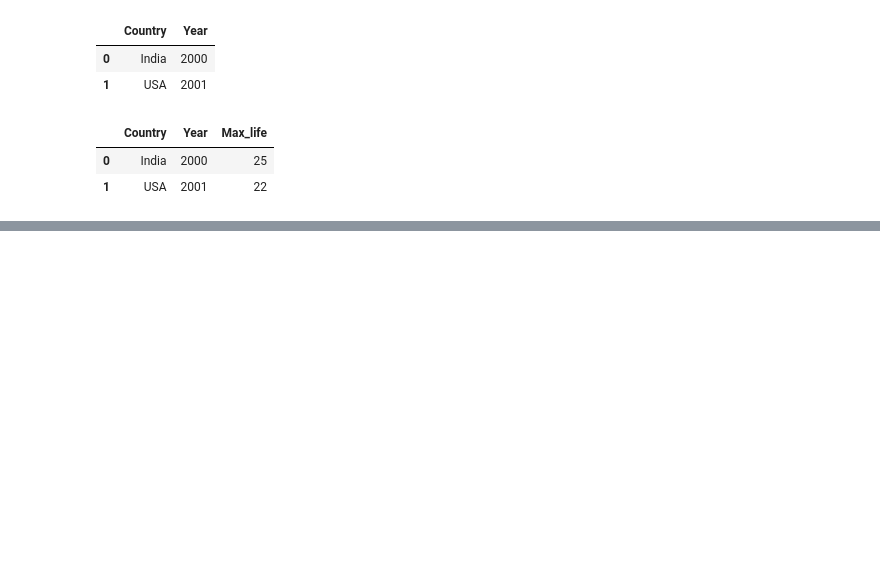
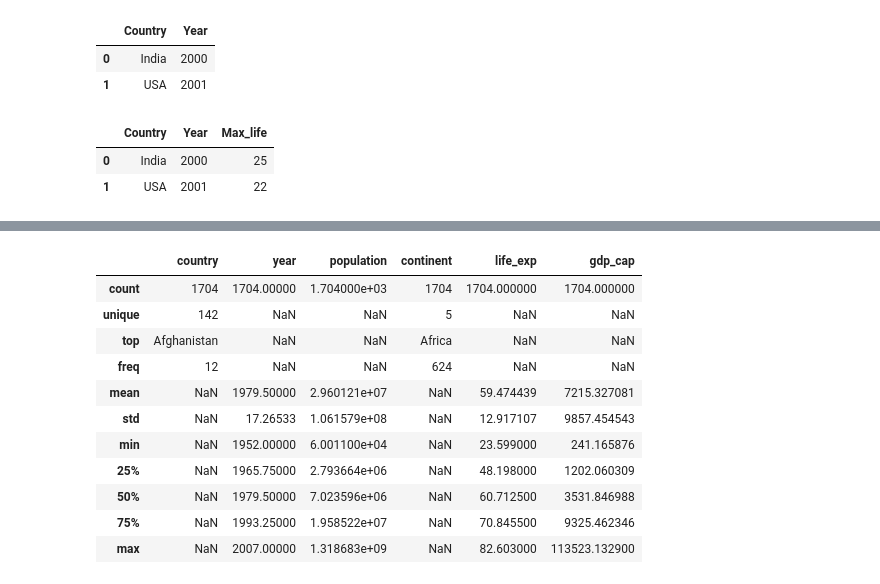
Before and after one commit to jeeet0700/Python_Advance, a Jupyter notebook: Pandas_1.ipynb, the cells around one changed output, grey strips where cells are left out. Drawn from its saved outputs; the diff is of its cells as text; code cells hidden in the pictures; blank space fills up the shorter version.

```diff
--- a/Pandas_1.ipynb
+++ b/Pandas_1.ipynb
@@ -149,0 +236,15 @@ pd.DataFrame({"Country":["India","USA"],
+# %%
+df.describe(include="all")
+# %% [output]
+|  | country | year | population | continent | life_exp | gdp_cap |
+| count | 1704 | 1704.00000 | 1.704000e+03 | 1704 | 1704.000000 | 1704.000000 |
+| unique | 142 | NaN | NaN | 5 | NaN | NaN |
+| top | Afghanistan | NaN | NaN | Africa | NaN | NaN |
+| freq | 12 | NaN | NaN | 624 | NaN | NaN |
+| mean | NaN | 1979.50000 | 2.960121e+07 | NaN | 59.474439 | 7215.327081 |
+| std | NaN | 17.26533 | 1.061579e+08 | NaN | 12.917107 | 9857.454543 |
+| min | NaN | 1952.00000 | 6.001100e+04 | NaN | 23.599000 | 241.165876 |
+| 25% | NaN | 1965.75000 | 2.793664e+06 | NaN | 48.198000 | 1202.060309 |
+| 50% | NaN | 1979.50000 | 7.023596e+06 | NaN | 60.712500 | 3531.846988 |
+| 75% | NaN | 1993.25000 | 1.958522e+07 | NaN | 70.845500 | 9325.462346 |
+| max | NaN | 2007.00000 | 1.318683e+09 | NaN | 82.603000 | 113523.132900 |
```
Also changed, not shown: parts of 28 cells of this notebook.
